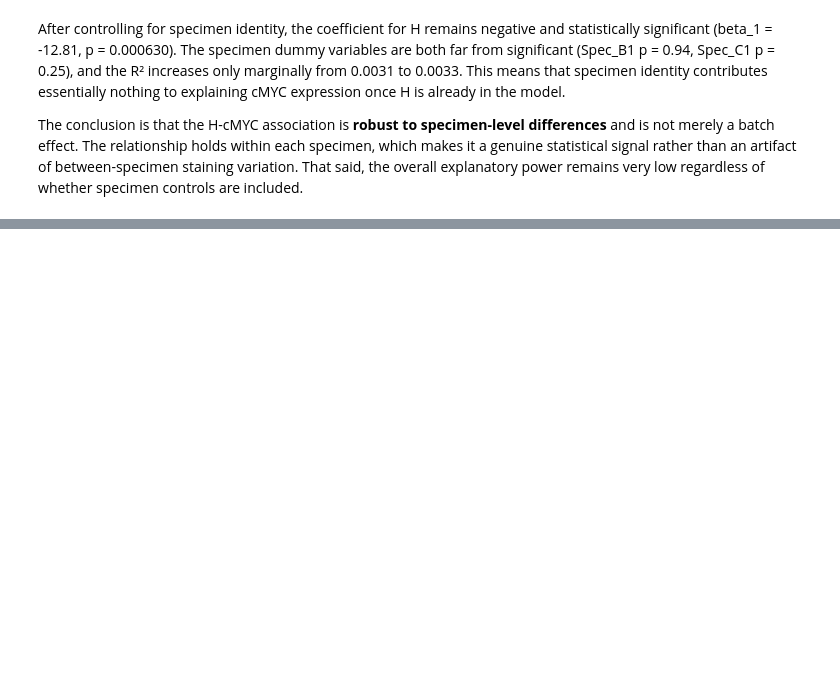
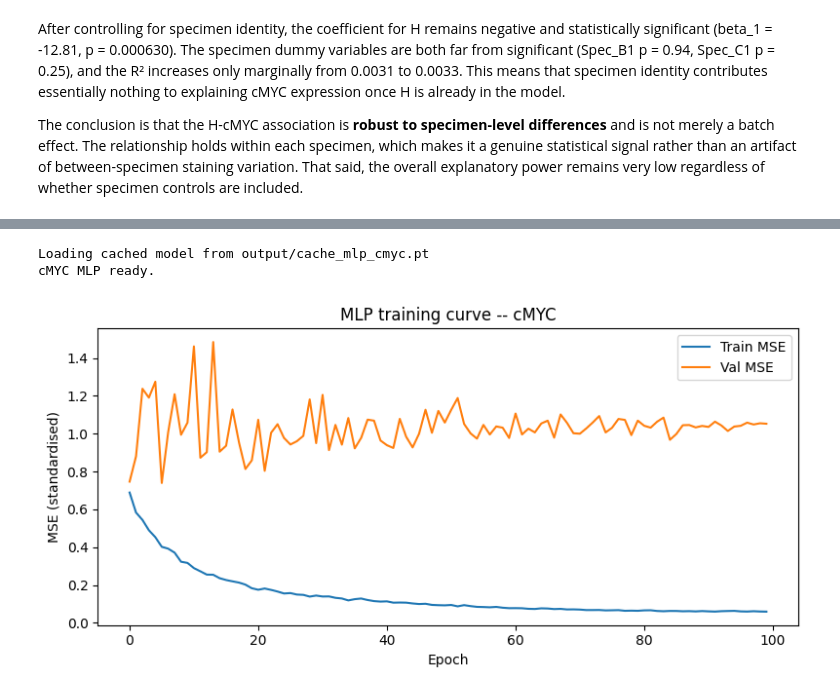
Before and after one commit to yueran-wang-warwick/cs429_assignment2, a Jupyter notebook: CS429_A2_Yueran_Wang.ipynb, the cells around one changed output, grey strips where cells are left out. Cells and saved outputs as stored; diff of their text form; code cells hidden in the pictures; blank space fills up the shorter version.

```diff
--- a/CS429_A2_Yueran_Wang.ipynb
+++ b/CS429_A2_Yueran_Wang.ipynb
@@ -582,0 +969,37 @@ The conclusion is that the H-cMYC association is **robust to specimen-level diff
+# %%
+# cMYC labels: z-scored on training set only
+cmyc_train_raw = train_df['cMYC'].values.reshape(-1, 1)
+cmyc_test_raw  = test_df['cMYC'].values.reshape(-1, 1)
+scaler_cmyc    = StandardScaler().fit(cmyc_train_raw)
+y_train_cmyc   = scaler_cmyc.transform(cmyc_train_raw).ravel().astype(np.float32)
+y_test_cmyc    = scaler_cmyc.transform(cmyc_test_raw).ravel().astype(np.float32)
+
+torch.manual_seed(RANDOM_SEED)
+cache_cmyc = 'output/cache_mlp_cmyc.pt'
+model_cmyc = FeatureMLP(in_dim=512, hidden=256, out_dim=1)
+model_cmyc, tl_cmyc, vl_cmyc = fit_mlp(
+    model_cmyc,
+    X_feat_train, y_train_cmyc,
+    X_feat_test,  y_test_cmyc,
+    EPOCHS, LR, cache_cmyc
+)
+print('cMYC MLP ready.')
+# %% [output]
+Loading cached model from output/cache_mlp_cmyc.pt
+cMYC MLP ready.
+# %%
+if tl_cmyc is not None:
+    fig, ax = plt.subplots(figsize=(8, 4))
+    ax.plot(tl_cmyc, label='Train MSE')
+    ax.plot(vl_cmyc, label='Val MSE')
+    ax.set_xlabel('Epoch')
+    ax.set_ylabel('MSE (standardised)')
+    ax.set_title('MLP training curve -- cMYC')
+    ax.legend()
+    plt.tight_layout()
+    plt.savefig('output/q3a_training_curve.png', dpi=150)
+    plt.show()
+else:
+    print('Model loaded from cache -- training history not available.')
+# %% [output]
+[figure, added]
```
Also changed, not shown: parts of 54 cells of this notebook, 25 other files.
